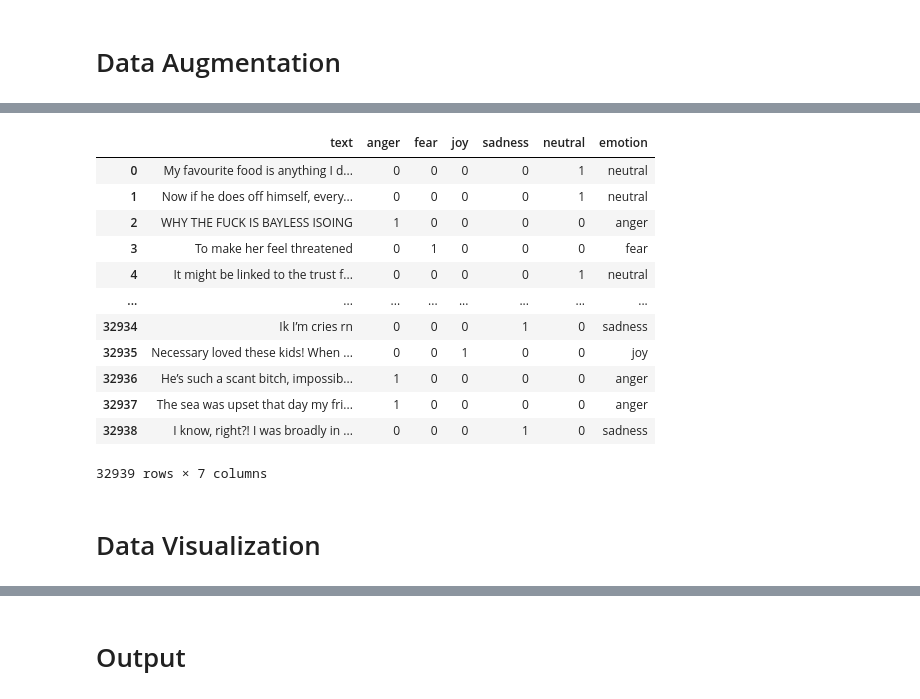
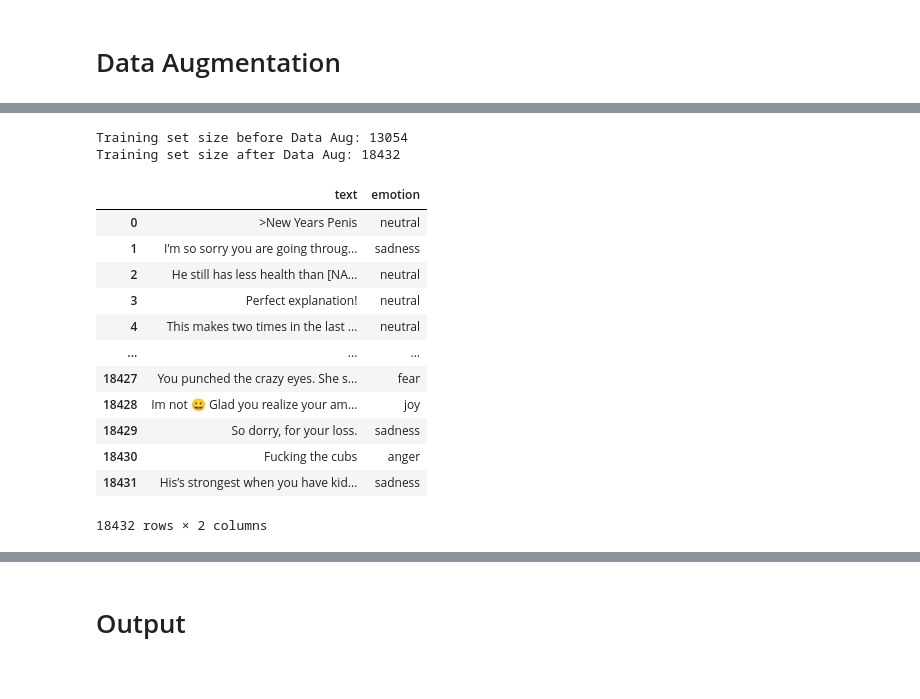
Before and after one commit to congyoua/CSC413Final, a Jupyter notebook: Data.ipynb, the cells around one changed output, grey strips where cells are left out. Drawn from its saved outputs; the diff is of its cells as text; code cells hidden in the pictures.

Commit message:
Fix Data Leak

```diff
--- a/Data.ipynb
+++ b/Data.ipynb
@@ -173,3 +189,8 @@ sum of values where there is conflict: 297
+# %%
+from sklearn.model_selection import train_test_split
+data = df[['text','emotion']]
+train, test = train_test_split(data, test_size=0.2, random_state=42, stratify=data['emotion'] )
+train, val = train_test_split(train, test_size=0.3, random_state=42, stratify=train['emotion'] )
 # %% [markdown]
 # Data Augmentation
 # %%
@@ -205,36 +226,40 @@ print(s_res)
 # %%
 # Transformation Function
 def augment(text):
     try:
         augmented_text = augmenter.augment(text)[0]
     except:
         return text
 
     return augmented_text
 
 # Apply Data Augmentation to Non_neutral texts to resolve data imbalance
-aug_data = df.copy()
+aug_data = train.copy()
+print("Training set size before Data Aug: {}".format(len(aug_data)))
 for i in range(2):
-    non_neutral = df[df['emotion'] != 'neutral'].copy()
+
+    non_neutral = train[train['emotion'] != 'neutral'].copy()
     non_neutral['text'] = non_neutral['text'].apply(augment)
     aug_data = pd.concat([aug_data, non_neutral])
 
 aug_data.drop_duplicates(inplace=True)
+print("Training set size after Data Aug: {}".format(len(aug_data)))
+
 aug_data.reset_index(drop=True, inplace=True)
 aug_data
 # %% [output]
+Training set size before Data Aug: 13054
+Training set size after Data Aug: 18432
-|  | text | anger | fear | joy | sadness | neutral | emotion |
-| 0 | My favourite food is anything I d... | 0 | 0 | 0 | 0 | 1 | neutral |
-| 1 | Now if he does off himself, every... | 0 | 0 | 0 | 0 | 1 | neutral |
-| 2 | WHY THE FUCK IS BAYLESS ISOING | 1 | 0 | 0 | 0 | 0 | anger |
-| 3 | To make her feel threatened | 0 | 1 | 0 | 0 | 0 | fear |
-| 4 | It might be linked to the trust f... | 0 | 0 | 0 | 0 | 1 | neutral |
-| ... | ... | ... | ... | ... | ... | ... | ... |
-| 32934 | Ik I’m cries rn | 0 | 0 | 0 | 1 | 0 | sadness |
-| 32935 | Necessary loved these kids! When ... | 0 | 0 | 1 | 0 | 0 | joy |
-| 32936 | He’s such a scant bitch, impossib... | 1 | 0 | 0 | 0 | 0 | anger |
-| 32937 | The sea was upset that day my fri... | 1 | 0 | 0 | 0 | 0 | anger |
-| 32938 | I know, right?! I was broadly in ... | 0 | 0 | 0 | 1 | 0 | sadness |
+|  | text | emotion |
+| 0 | >New Years Penis | neutral |
+| 1 | I’m so sorry you are going throug... | sadness |
+| 2 | He still has less health than [NA... | neutral |
+| 3 | Perfect explanation! | neutral |
+| 4 | This makes two times in the last ... | neutral |
+| ... | ... | ... |
+| 18427 | You punched the crazy eyes. She s... | fear |
+| 18428 | Im not 😀 Glad you realize your am... | joy |
+| 18429 | So dorry, for your loss. | sadness |
+| 18430 | Fucking the cubs | anger |
+| 18431 | His’s strongest when you have kid... | sadness |
-32939 rows × 7 columns
+18432 rows × 2 columns
-# %% [markdown]
-# Data Visualization
```
Also changed, not shown: parts of 6 cells of this notebook.
